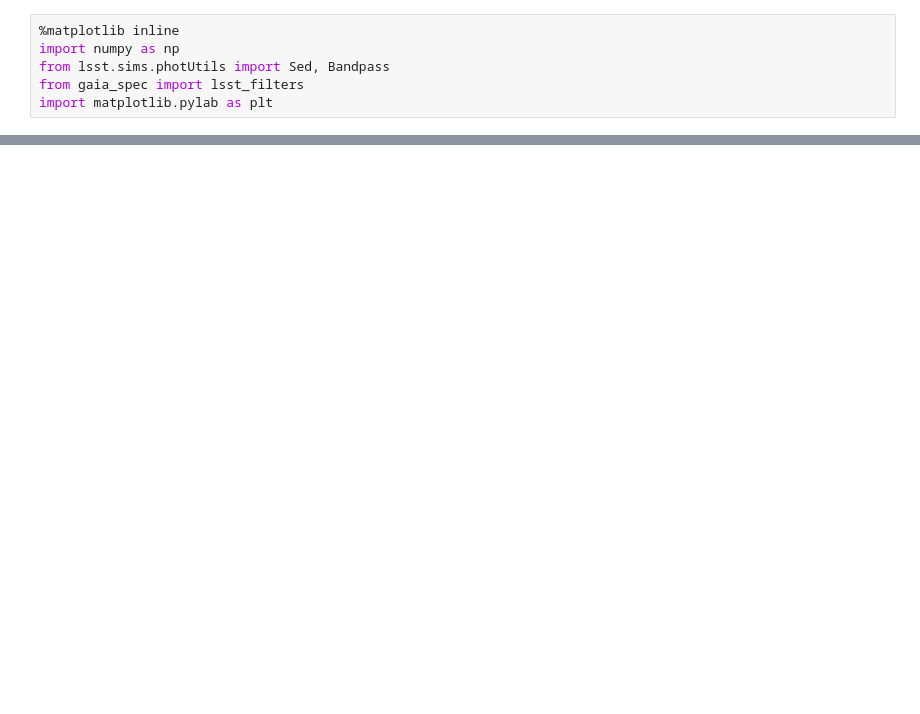
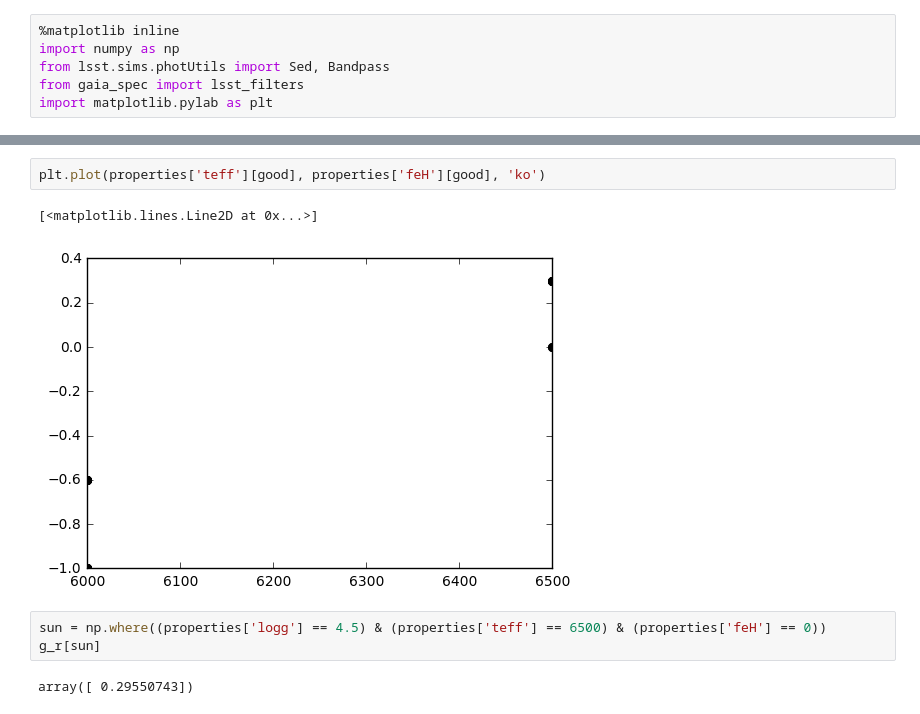
Before and after one commit to lsst-sims/sims_gaia_calib, a Jupyter notebook: python/predict_u_try2.ipynb, the cells around one changed output, grey strips where cells are left out. Cells and saved outputs as stored; diff of their text form; blank space fills up the shorter version.

```diff
--- a/python/predict_u_try2.ipynb
+++ b/python/predict_u_try2.ipynb
@@ -33,0 +50,10 @@ plt.scatter(kurucz_mags['u']-kurucz_mags['g'],kurucz_mags['g']-kurucz_mags['r'],
+# %%
+plt.plot(properties['teff'][good], properties['feH'][good], 'ko')
+# %% [output]
+[<matplotlib.lines.Line2D at 0x...>]
+[figure, added]
+# %%
+sun = np.where((properties['logg'] == 4.5) & (properties['teff'] == 6500) & (properties['feH'] == 0))
+g_r[sun]
+# %% [output]
+array([ 0.29550743])
```
Also changed, not shown: parts of 6 cells of this notebook, 4 other files.
